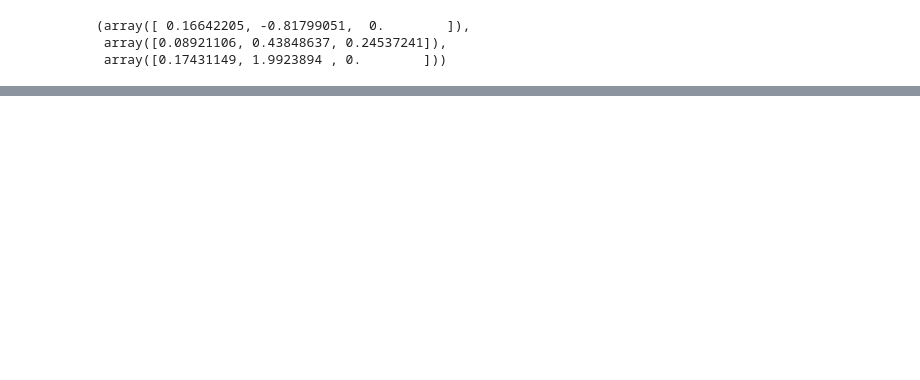
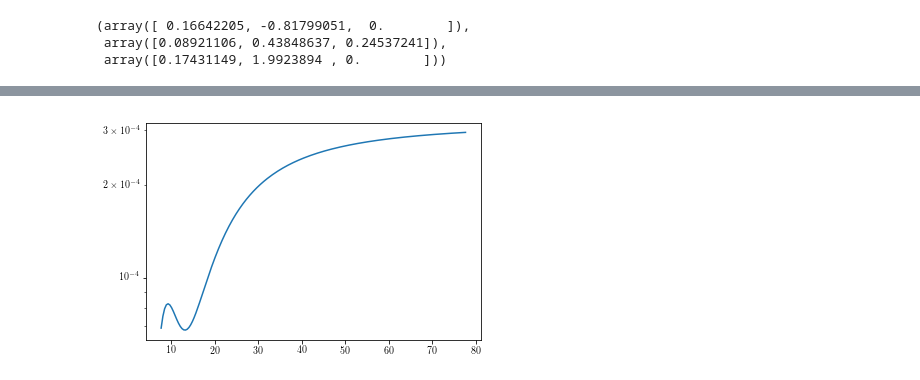
Before and after one commit to bsafdi/galacticB, a Jupyter notebook: ipython/conversion.ipynb, the cells around one changed output, grey strips where cells are left out. Cells and saved outputs as stored; diff of their text form; code cells hidden in the pictures; blank space fills up the shorter version.

```diff
--- a/ipython/conversion.ipynb
+++ b/ipython/conversion.ipynb
@@ -203,0 +307,13 @@ print cI2._return_Bs(1000.0)
+# %%
+prob_masses = np.geomspace(1e-13, 1e-9, 19)
+prob_energies = np.linspace(7.7, 77.7, 176)
+conv_probs = np.zeros((len(prob_masses),len(prob_energies)))
+for i in range(len(prob_masses)):
+    for j in range(len(prob_energies)):
+        conv_probs[i,j] = return_prob(z_arr,B_arr_x_2,B_arr_y,E=prob_energies[j],m_a=prob_masses[i],n_e=ne_int)
+# %%
+plt.plot(prob_energies,conv_probs[1])
+#plt.plot(prob_energies,conv_probs[13])
+plt.yscale('log')
+# %% [output]
+[figure, added]
```
Also changed, not shown: parts of 26 cells of this notebook, 15 other files.
